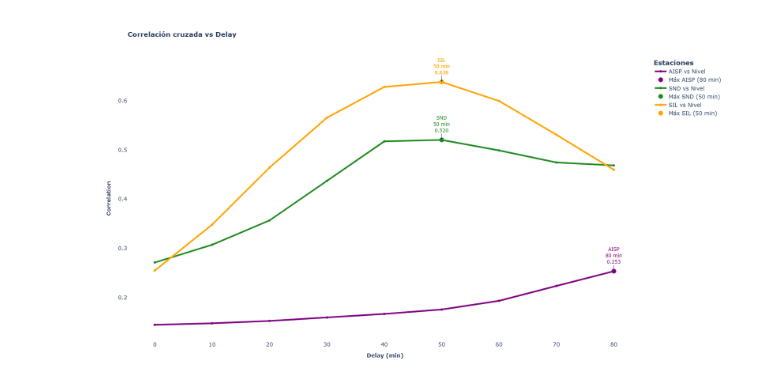
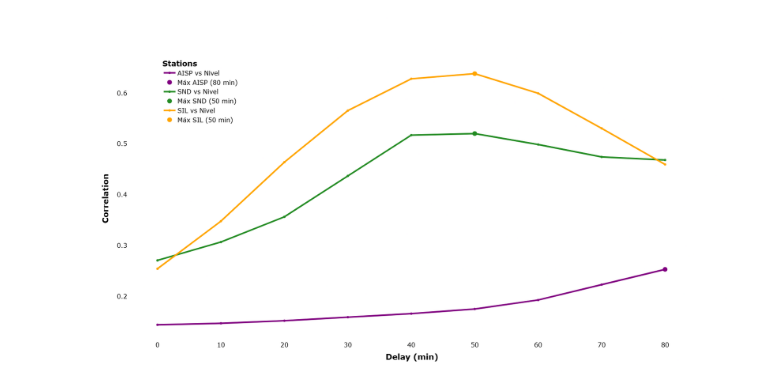
Before and after one commit to HecVelaz/Proyecto-Mburicao, a Jupyter notebook: notebooks/merged/all/Cross_correlation.ipynb, the cells around one changed output. Drawn from its saved outputs; the diff is of its cells as text; code cells hidden in the pictures.

```diff
--- a/notebooks/merged/all/Cross_correlation.ipynb
+++ b/notebooks/merged/all/Cross_correlation.ipynb
@@ -65,41 +65,47 @@ fig.add_trace(go.Scatter(x=[lag_aisp], y=[corr_max_aisp], mode='markers', marker
 fig.add_trace(go.Scatter(x=lags_snd, y=corr_snd, mode='lines+markers', name='SND vs Nivel', line=dict(width=4, color='forestgreen')))
 fig.add_trace(go.Scatter(x=[lag_snd], y=[corr_max_snd], mode='markers', marker=dict(size=12, color='forestgreen'), name=f'Máx SND ({lag_snd} min)'))
 
 fig.add_trace(go.Scatter(x=lags_sil, y=corr_sil, mode='lines+markers', name='SIL vs Nivel', line=dict(width=4, color='orange')))
 fig.add_trace(go.Scatter(x=[lag_sil], y=[corr_max_sil], mode='markers', marker=dict(size=12, color='orange'), name=f'Máx SIL ({lag_sil} min)'))
 
 # Anotaciones
-for lag, corr, label, color in [
+"""for lag, corr, label, color in [
     (lag_aisp, corr_max_aisp, "AISP", "purple"),
     (lag_snd, corr_max_snd, "SND", "forestgreen"),
     (lag_sil, corr_max_sil, "SIL", "orange")
 ]:
     fig.add_annotation(
         x=lag,
         y=corr,
         text=f"{label}<br>{lag} min<br>{corr:.3f}",
-        showarrow=True,
+        showarrow=False,
         arrowhead=2,
         ax=0,
         ay=-40,
         bgcolor="white",
         font=dict(color=color)
-    )
+    )"""
 
-# Layout
 fig.update_layout(
-    title="<b>Correlación cruzada vs Delay<b>",
-    xaxis_title="<b>Delay (min)<b>",
-    yaxis_title="<b>Correlation<b>",
+    xaxis_title="<b>Delay (min)</b>",
+    yaxis_title="<b>Correlation</b>",
     plot_bgcolor='white',
     paper_bgcolor='white',
     width=900,
     height=900,
-    legend=dict(title='<b>Estaciones<b>',font=dict(size=14)),
-    xaxis=dict(title_font=dict(size=14), tickfont=dict(size=14)),
-    yaxis=dict(title_font=dict(size=14), tickfont=dict(size=14))
+    legend=dict(
+        title='<b>Stations</b>',
+        font=dict(size=16, color='black'),
+        x=0.06,           # Posición horizontal (0 = izquierda, 1 = derecha)
+        y=1,           # Posición vertical (1 = arriba, 0 = abajo)
+        xanchor='left',
+        yanchor='top',
+        bgcolor='rgba(255,255,255,0.7)'  # Fondo semitransparente para mejorar legibilidad
+    ),
+    xaxis=dict(title_font=dict(size=20,color='black'), tickfont=dict(size=16,color='black'),tickcolor='black',),
+    yaxis=dict(title_font=dict(size=20,color='black'), tickfont=dict(size=16,color='black'))
 )
 
 fig.show()
 # %% [output]
-[figure, old version]
+[figure, new version]
```
Also changed, not shown: 1 other file.
